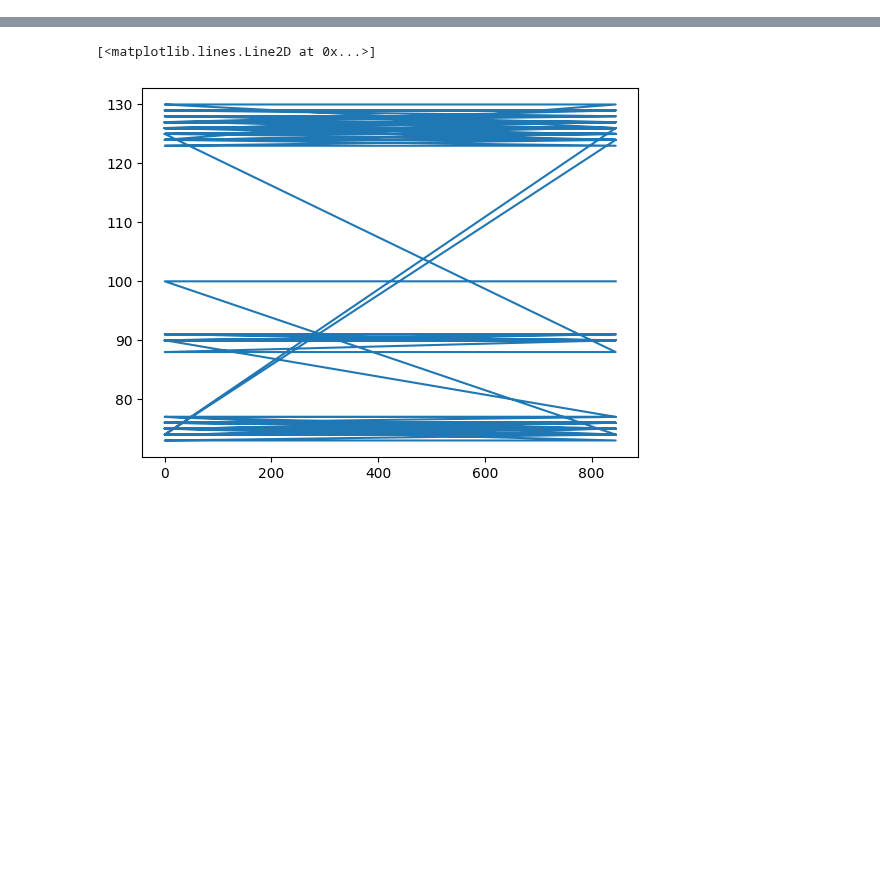
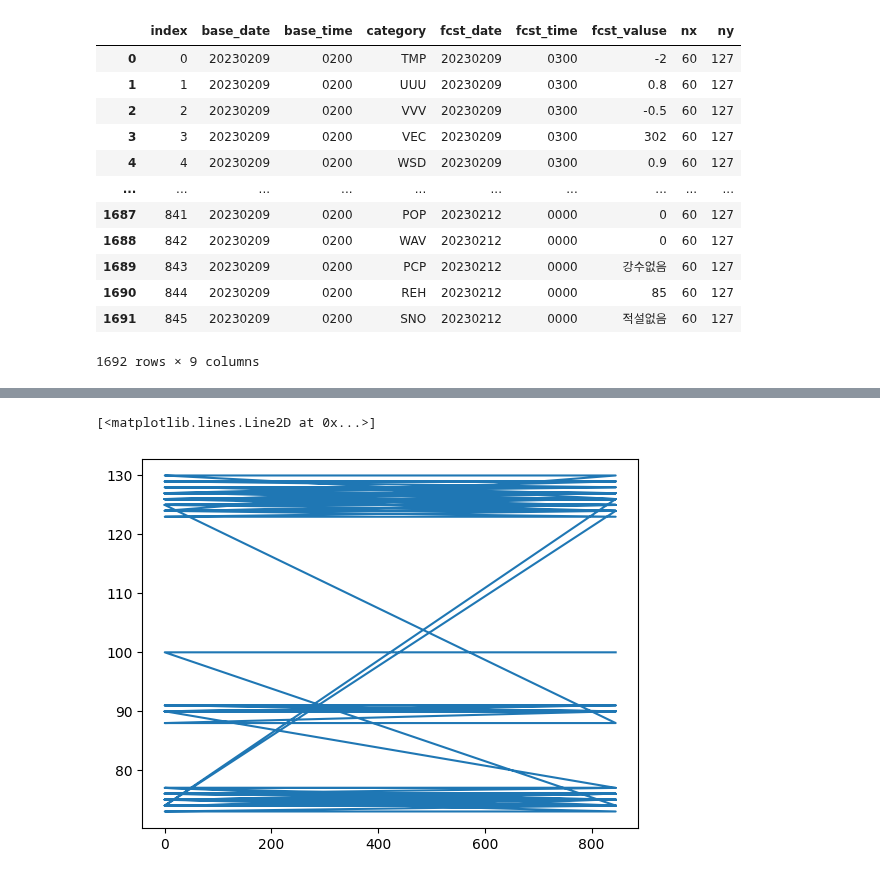
Before and after one commit to Jjineeq/Capstone_Design, a Jupyter notebook: weather_prediction_api copy.ipynb, the cells around one changed output, grey strips where cells are left out. Saved outputs shown, nothing was run; the diff lists cells and outputs as text; code cells hidden in the pictures; blank space fills up the shorter version.

```diff
--- a/weather_prediction_api copy.ipynb
+++ b/weather_prediction_api copy.ipynb
@@ -14,11 +14,11 @@ yy = xy.iloc[:,6].astype('str')
 # %%
 url = 'http://apis.data.go.kr/1360000/VilageFcstInfoService_2.0/getVilageFcst'
 params ={'serviceKey' : 'HBsd7IB4qCP0hHVD3lw2kZl+bAP0XU7KmA6WDTB8lh8AAbPtxJmuIgLJne4VTQB6NPgsIf9jRJ6nTjW9ZYykdw==',
-        'pageNo' : '1',
-        'numOfRows' : '1000',
+        'pageNo' : '17',
+        'numOfRows' : '12',
         'dataType' : 'JSON',
-        'base_date' : '20230209',
-        'base_time' : '1100',
+        'base_date' : '20230212',
+        'base_time' : '2300',
         'nx' : '55',
         'ny' : '127' }
 
@@ -28,0 +29,3 @@ b'{"response":{"header":{"resultCode":"00","resultMsg":"NORMAL_SERVICE"},"body":
+# %%
+res = response.json()
+res['response']['body']['items']
@@ -61,7 +82,7 @@ df_save = pd.DataFrame()
 for i in tqdm(times):
     for j in tqdm(range(len(xx))):
         time.sleep(1)
-        df_2 = weather_predict(1,'20230209',i,xx[j],yy[j])
+        df_2 = weather_predict(1,'20230209','2300',xx[j],yy[j])
         if type(df_2) == list:
             pass
         else:
@@ -77,0 +92,2 @@ NameError: name 'df_2' is not defined
+# %%
+df_save.columns = ['base_date','base_time','category','fcst_date','fcst_time','fcst_valuse','nx','ny']
@@ -77,0 +128,16 @@ NameError: name 'df_2' is not defined
+# %%
+df_save.reset_index()
+# %% [output]
+|  | index | base_date | base_time | category | fcst_date | fcst_time | fcst_valuse | nx | ny |
+| 0 | 0 | 20230209 | 0200 | TMP | 20230209 | 0300 | -2 | 60 | 127 |
+| 1 | 1 | 20230209 | 0200 | UUU | 20230209 | 0300 | 0.8 | 60 | 127 |
+| 2 | 2 | 20230209 | 0200 | VVV | 20230209 | 0300 | -0.5 | 60 | 127 |
+| 3 | 3 | 20230209 | 0200 | VEC | 20230209 | 0300 | 302 | 60 | 127 |
+| 4 | 4 | 20230209 | 0200 | WSD | 20230209 | 0300 | 0.9 | 60 | 127 |
+| ... | ... | ... | ... | ... | ... | ... | ... | ... | ... |
+| 1687 | 841 | 20230209 | 0200 | POP | 20230212 | 0000 | 0 | 60 | 127 |
+| 1688 | 842 | 20230209 | 0200 | WAV | 20230212 | 0000 | 0 | 60 | 127 |
+| 1689 | 843 | 20230209 | 0200 | PCP | 20230212 | 0000 | 강수없음 | 60 | 127 |
+| 1690 | 844 | 20230209 | 0200 | REH | 20230212 | 0000 | 85 | 60 | 127 |
+| 1691 | 845 | 20230209 | 0200 | SNO | 20230212 | 0000 | 적설없음 | 60 | 127 |
+1692 rows × 9 columns
```
Also changed, not shown: parts of 9 cells of this notebook, 4 other files.
